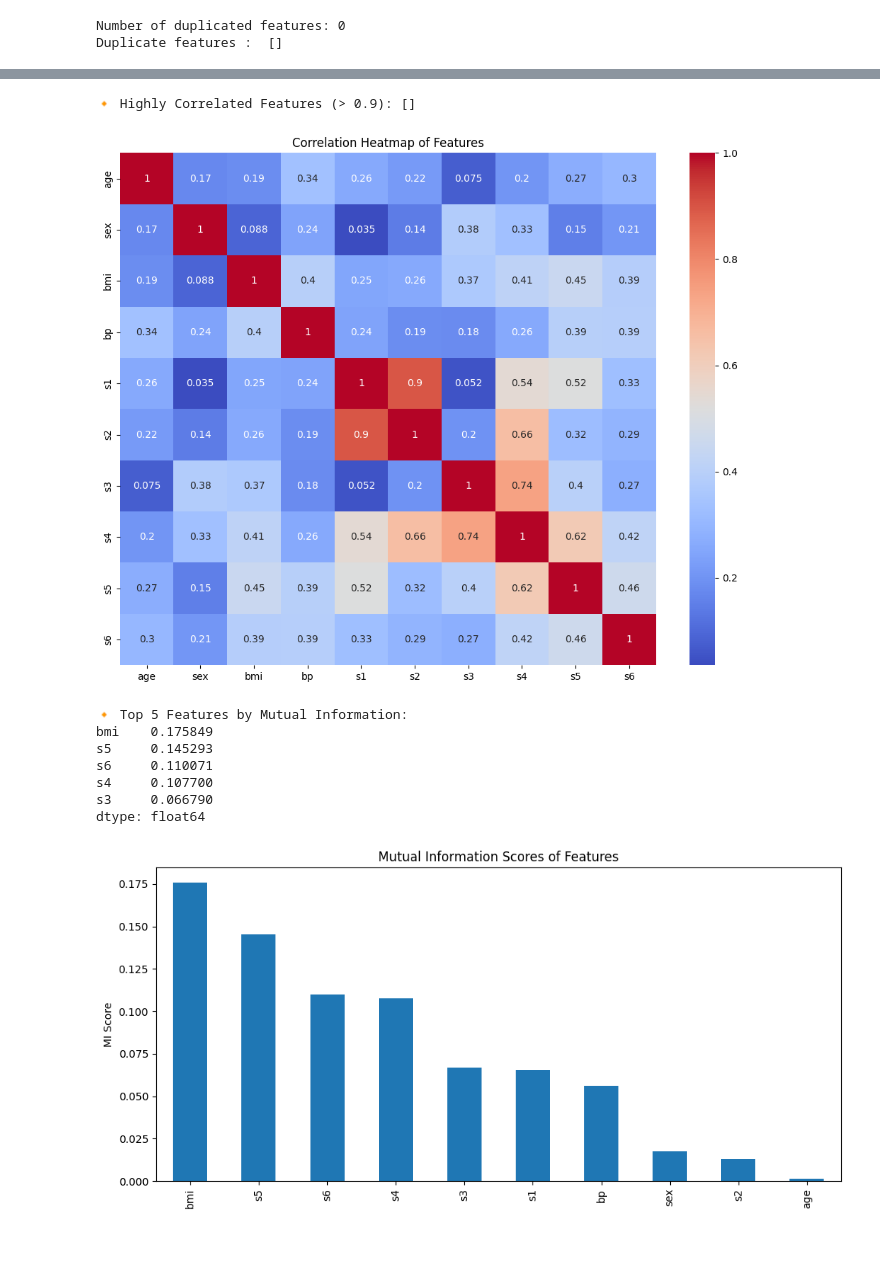
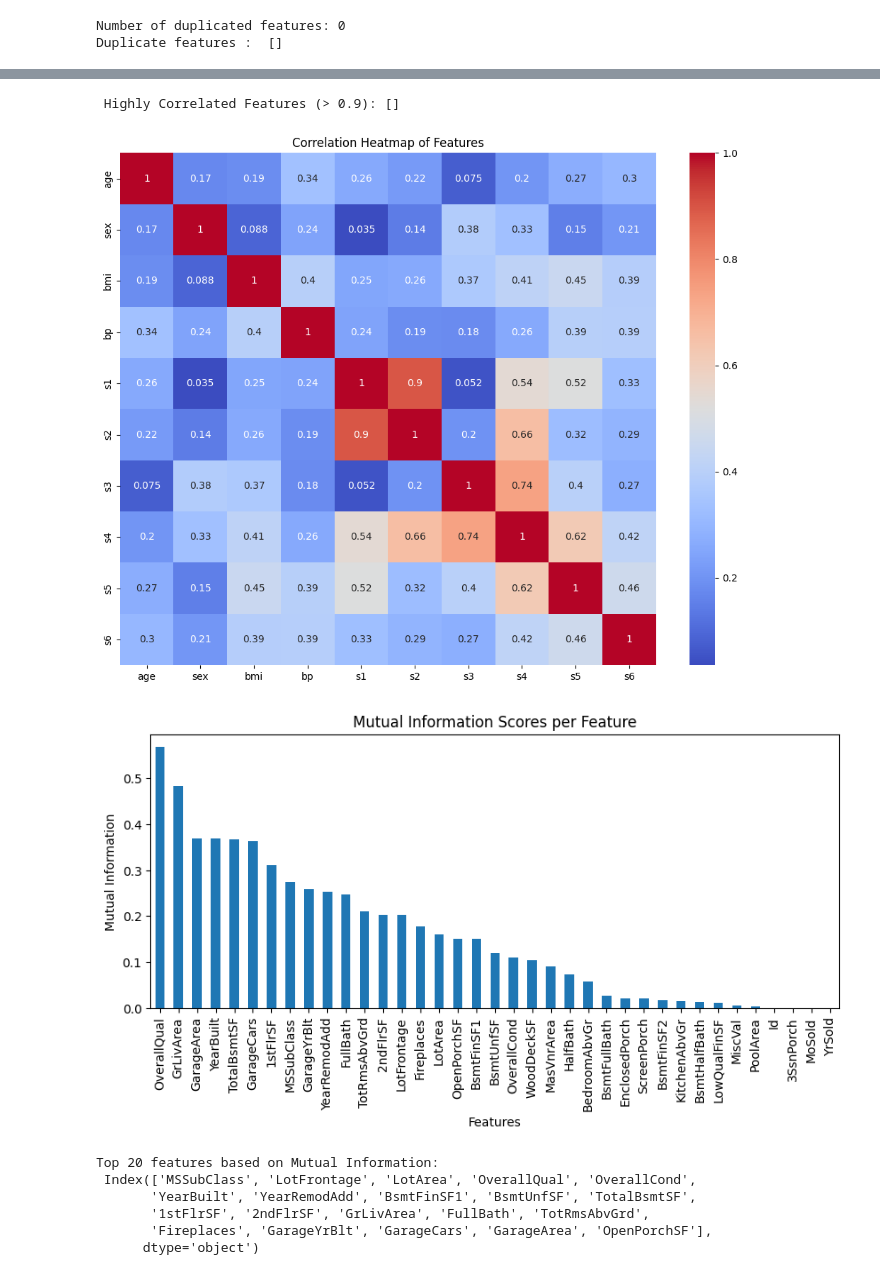
Before and after one commit to AKBER-HUSSAIN/ML_Lab_Practice, a Jupyter notebook: Feature_Selection.ipynb, the cells around one changed output, grey strips where cells are left out. Saved outputs shown, nothing was run; the diff lists cells and outputs as text; code cells hidden in the pictures; blank space fills up the shorter version.

```diff
--- a/Feature_Selection.ipynb
+++ b/Feature_Selection.ipynb
@@ -101,56 +145,58 @@ import matplotlib.pyplot as plt
 from sklearn.datasets import load_diabetes
 from sklearn.feature_selection import mutual_info_regression
 
-# Load diabetes dataset
 data = load_diabetes()
 X = pd.DataFrame(data.data, columns=data.feature_names)
 y = data.target
 
-# ----------------------------
-# 4️⃣ Correlation-Based Filter
-# ----------------------------
-# Compute correlation matrix
+
 corr_matrix = X.corr().abs()
 
-# Upper triangle of correlation matrix
 upper = corr_matrix.where(np.triu(np.ones(corr_matrix.shape), k=1).astype(bool))
 
-# Find features with correlation > 0.9
 high_corr_features = [col for col in upper.columns if any(upper[col] > 0.9)]
 
-print(f"\n🔸 Highly Correlated Features (> 0.9): {high_corr_features}")
+print(f"\n Highly Correlated Features (> 0.9): {high_corr_features}")
 
-# Plot heatmap
 plt.figure(figsize=(10, 8))
 sns.heatmap(corr_matrix, annot=True, cmap='coolwarm')
 plt.title("Correlation Heatmap of Features")
 plt.tight_layout()
 plt.show()
 # %% [output]
-🔸 Highly Correlated Features (> 0.9): []
+ Highly Correlated Features (> 0.9): []
 [figure]
-# %%
-mi_scores = mutual_info_regression(X, y, random_state=42)
-
-# Convert to pandas Series for readability
-mi_series = pd.Series(mi_scores, index=X.columns).sort_values(ascending=False)
-
-# Print top 5 features
-print("\n🔸 Top 5 Features by Mutual Information:")
-print(mi_series.head(5))
-
-# Plot mutual information scores
-plt.figure(figsize=(10, 5))
-mi_series.plot(kind='bar', title="Mutual Information Scores of Features")
-plt.ylabel("MI Score")
-plt.tight_layout()
-plt.show()
-# %% [output]
-🔸 Top 5 Features by Mutual Information:
-bmi    0.175849
-s5     0.145293
-s6     0.110071
-s4     0.107700
-s3     0.066790
-dtype: float64
-[figure, removed]
+# %%
+import pandas as pd
+import numpy as np
+import matplotlib.pyplot as plt
+from sklearn.feature_selection import mutual_info_regression, SelectKBest
+from sklearn.model_selection import train_test_split
+
+y = df['SalePrice']
+x = df.select_dtypes(include=np.number)
+x = x.fillna(0)
+x = x.drop(columns='SalePrice')
+
+mi = mutual_info_regression(x, y)
+mi_series = pd.Series(mi, index=x.columns).sort_values(ascending=False)
+plt.figure(figsize=(10, 4))
+mi_series.plot.bar()
+plt.title("Mutual Information Scores per Feature")
+plt.ylabel("Mutual Information")
+plt.xlabel("Features")
+plt.show()
+
+selector = SelectKBest(score_func=mutual_info_regression, k=20)
+selector.fit(x, y)
+
+top_mi_features = x.columns[selector.get_support()]
+print("Top 20 features based on Mutual Information:\n", top_mi_features)
+# %% [output]
+[figure, added]
+Top 20 features based on Mutual Information:
+ Index(['MSSubClass', 'LotFrontage', 'LotArea', 'OverallQual', 'OverallCond',
+       'YearBuilt', 'YearRemodAdd', 'BsmtFinSF1', 'BsmtUnfSF', 'TotalBsmtSF',
+       '1stFlrSF', '2ndFlrSF', 'GrLivArea', 'FullBath', 'TotRmsAbvGrd',
+       'Fireplaces', 'GarageYrBlt', 'GarageCars', 'GarageArea', 'OpenPorchSF'],
+      dtype='object')
```
Also changed, not shown: parts of 10 cells of this notebook.
